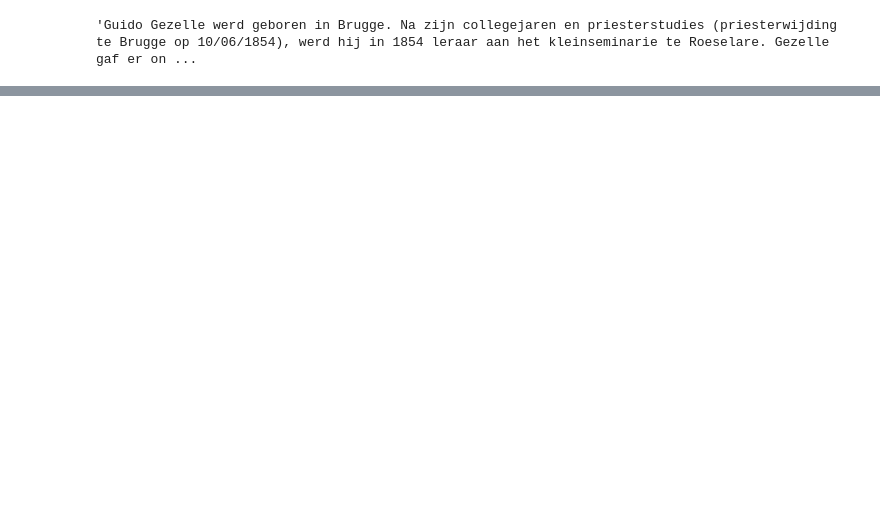
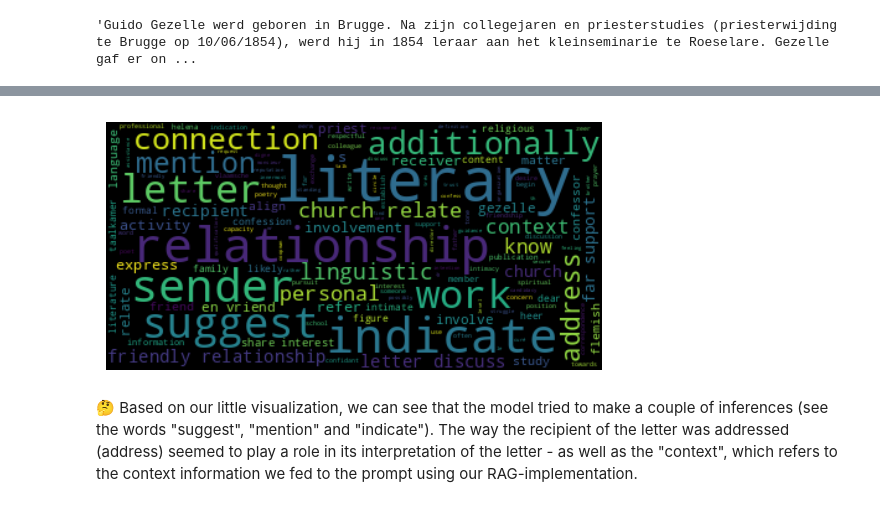
Before and after one commit to GhentCDH/CLSinfra, a Jupyter notebook: Notebooks/REX_with_RAG.ipynb, the cells around one changed output, grey strips where cells are left out. Saved outputs shown, nothing was run; the diff lists cells and outputs as text; code cells hidden in the pictures; blank space fills up the shorter version.

```diff
--- a/Notebooks/REX_with_RAG.ipynb
+++ b/Notebooks/REX_with_RAG.ipynb
@@ -471,3 +543,3 @@ extractor = LetterRelationshipExtractor(
 # %%
-test_df = extractor.process_dataframe(letters_sub, "letter", "senders_names", "receivers_names")
+results_df = extractor.process_dataframe(letters, "letter", "senders_names", "receivers_names")
 # %% [output]
@@ -526,0 +659,34 @@ mean_average_precision(y_pred, y_true)
+# %%
+expl = df_merged["explanations"].to_list()
+# %%
+# Load Spacy's English language model
+nlp = spacy.load("en_core_web_sm")
+
+def preprocess_text(text):
+    """
+    Preprocess a given text by:
+    1. Lowercasing all words.
+    2. Removing symbols.
+    3. Removing names.
+    4. Lemmatizing words.
+
+    :param text: Input string to preprocess.
+    :return: Preprocessed string.
+    """
+
+    # Step 1: remove all names
+    doc = nlp(text)
+    text_no_names = " ".join([token.text for token in doc if token.ent_type_ != "PERSON"])
+
+    # Step 2: Lowercase all words
+    text_lowered = text_no_names.lower()
+
+    # Step 3: Remove symbols (keep words and spaces only)
+    text_no_symbols = re.sub(r"[^\w\s]", "", text_lowered)
+
+    # Step 4: Lemmatize words
+    lemmatized_text = " ".join([token.lemma_.strip() for token in nlp(text_no_symbols)])
+
+    return lemmatized_text
+# %%
+input_wordcloud = " ".join([preprocess_text(" ".join(text)) for text in expl])
@@ -526,0 +695,11 @@ mean_average_precision(y_pred, y_true)
+# %%
+# lower max_font_size
+wordcloud = WordCloud(max_font_size=50).generate(input_wordcloud)
+plt.figure()
+plt.imshow(wordcloud, interpolation="bilinear")
+plt.axis("off")
+plt.show()
+# %% [output]
+[figure, added]
+# %% [markdown]
+🤔 Based on our little visualization, we can see that the model tried to make a couple of inferences (see the words "suggest", "mention" and "indicate"). The way the recipient of the letter was addressed (address) seemed to play a role in its interpretation of the letter - as well as the "context", which refers to the context information we fed to the prompt using our RAG-implementation.
```
Also changed, not shown: parts of 47 cells of this notebook.
